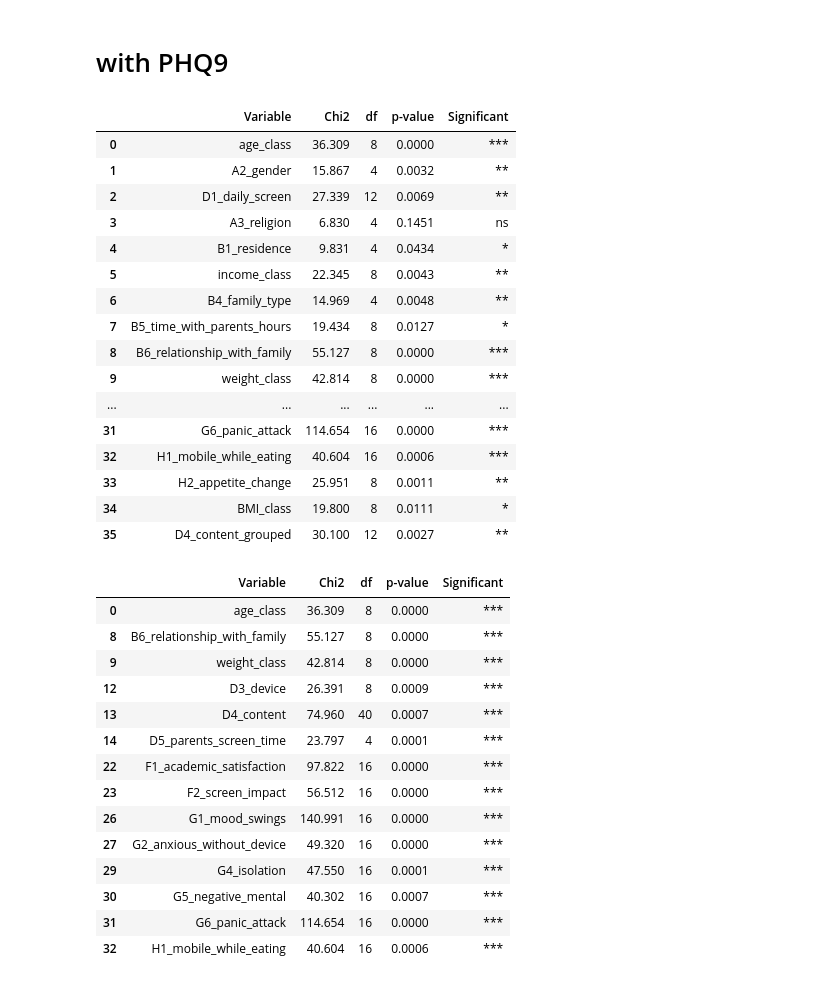
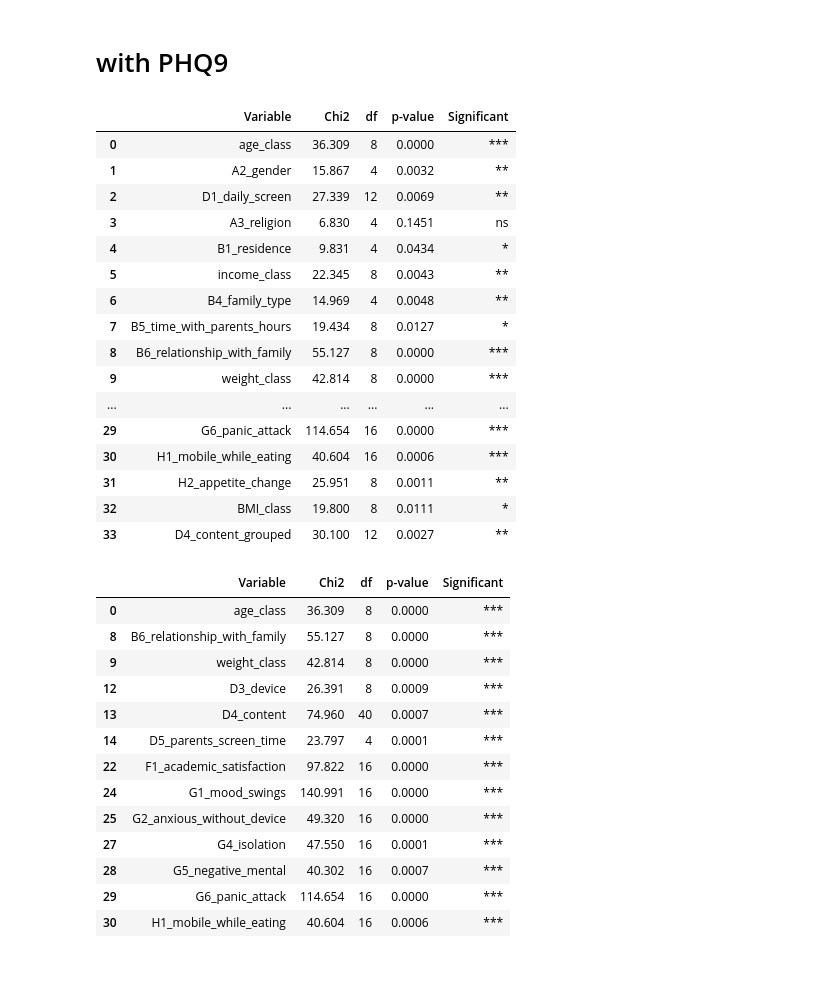
Before and after one commit to arshadziban/team_insightify, a Jupyter notebook: 3_sig_analysis.ipynb, the cells around one changed output. Drawn from its saved outputs; the diff is of its cells as text; code cells hidden in the pictures.

```diff
--- a/3_sig_analysis.ipynb
+++ b/3_sig_analysis.ipynb
@@ -41,8 +40,7 @@ variables = [
     'D3_device', 'D4_content', 'D5_parents_screen_time', 'D6_ai_daily',
     'D7_ai_impact', 'D8_creativity_decline', 'E1_sleep_duration',
     'E3_sleep_medicine', 'E5_bedtime', 'E6_wake_time',
-    'F1_academic_satisfaction', 'F2_screen_impact', 'F3_learning_interest',
-    'F4_interest_reduced', 'G1_mood_swings', 'G2_anxious_without_device',
+    'F1_academic_satisfaction', 'F4_interest_reduced', 'G1_mood_swings', 'G2_anxious_without_device',
     'G3_communication', 'G4_isolation', 'G5_negative_mental',
     'G6_panic_attack', 'H1_mobile_while_eating', 'H2_appetite_change',
     'BMI_class', 'D4_content_grouped'
@@ -137,7 +135,7 @@ variables = [
        'D3_device', 'D4_content', 'D5_parents_screen_time', 'D6_ai_daily',
        'D7_ai_impact', 'D8_creativity_decline', 'E1_sleep_duration',
        'E3_sleep_medicine', 'E5_bedtime', 'E6_wake_time',
-       'F1_academic_satisfaction', 'F2_screen_impact', 'F3_learning_interest',
+       'F1_academic_satisfaction',
        'F4_interest_reduced', 'G1_mood_swings', 'G2_anxious_without_device',
        'G3_communication', 'G4_isolation', 'G5_negative_mental',
        'G6_panic_attack', 'H1_mobile_while_eating', 'H2_appetite_change',
@@ -145,38 +143,38 @@ variables = [
 ]
 
 results = []
 for var in variables:
     ct = pd.crosstab(df[var], df[target])
     chi2, p, dof, _ = chi2_contingency(ct)
     sig = '***' if p < 0.001 else '**' if p < 0.01 else '*' if p < 0.05 else 'ns'
     results.append({
         'Variable': var,
         'Chi2': round(chi2, 3),
         'df': dof,
         'p-value': round(p, 4),
         'Significant': sig
     })
 
 result_df = pd.DataFrame(results)
 result_df
 # %% [output]
 |  | Variable | Chi2 | df | p-value | Significant |
 | 0 | age_class | 36.309 | 8 | 0.0000 | *** |
 | 1 | A2_gender | 15.867 | 4 | 0.0032 | ** |
 | 2 | D1_daily_screen | 27.339 | 12 | 0.0069 | ** |
 | 3 | A3_religion | 6.830 | 4 | 0.1451 | ns |
 | 4 | B1_residence | 9.831 | 4 | 0.0434 | * |
 | 5 | income_class | 22.345 | 8 | 0.0043 | ** |
 | 6 | B4_family_type | 14.969 | 4 | 0.0048 | ** |
 | 7 | B5_time_with_parents_hours | 19.434 | 8 | 0.0127 | * |
 | 8 | B6_relationship_with_family | 55.127 | 8 | 0.0000 | *** |
 | 9 | weight_class | 42.814 | 8 | 0.0000 | *** |
 | ... | ... | ... | ... | ... | ... |
-| 31 | G6_panic_attack | 114.654 | 16 | 0.0000 | *** |
-| 32 | H1_mobile_while_eating | 40.604 | 16 | 0.0006 | *** |
-| 33 | H2_appetite_change | 25.951 | 8 | 0.0011 | ** |
-| 34 | BMI_class | 19.800 | 8 | 0.0111 | * |
-| 35 | D4_content_grouped | 30.100 | 12 | 0.0027 | ** |
+| 29 | G6_panic_attack | 114.654 | 16 | 0.0000 | *** |
+| 30 | H1_mobile_while_eating | 40.604 | 16 | 0.0006 | *** |
+| 31 | H2_appetite_change | 25.951 | 8 | 0.0011 | ** |
+| 32 | BMI_class | 19.800 | 8 | 0.0111 | * |
+| 33 | D4_content_grouped | 30.100 | 12 | 0.0027 | ** |
 # %%
 sig_vars_phq = result_df[result_df['Significant'] == '***']
 # %%
@@ -190,13 +188,12 @@ sig_vars_phq
 | 13 | D4_content | 74.960 | 40 | 0.0007 | *** |
 | 14 | D5_parents_screen_time | 23.797 | 4 | 0.0001 | *** |
 | 22 | F1_academic_satisfaction | 97.822 | 16 | 0.0000 | *** |
-| 23 | F2_screen_impact | 56.512 | 16 | 0.0000 | *** |
-| 26 | G1_mood_swings | 140.991 | 16 | 0.0000 | *** |
-| 27 | G2_anxious_without_device | 49.320 | 16 | 0.0000 | *** |
-| 29 | G4_isolation | 47.550 | 16 | 0.0001 | *** |
-| 30 | G5_negative_mental | 40.302 | 16 | 0.0007 | *** |
-| 31 | G6_panic_attack | 114.654 | 16 | 0.0000 | *** |
-| 32 | H1_mobile_while_eating | 40.604 | 16 | 0.0006 | *** |
+| 24 | G1_mood_swings | 140.991 | 16 | 0.0000 | *** |
+| 25 | G2_anxious_without_device | 49.320 | 16 | 0.0000 | *** |
+| 27 | G4_isolation | 47.550 | 16 | 0.0001 | *** |
+| 28 | G5_negative_mental | 40.302 | 16 | 0.0007 | *** |
+| 29 | G6_panic_attack | 114.654 | 16 | 0.0000 | *** |
+| 30 | H1_mobile_while_eating | 40.604 | 16 | 0.0006 | *** |
 # %%
 sig_vars_phq_cols = sig_vars_phq['Variable'].tolist()
 df_sig_phq = df[['PHQ_class'] + sig_vars_phq_cols]
```
Also changed, not shown: parts of 6 cells of this notebook, 3 other files.
